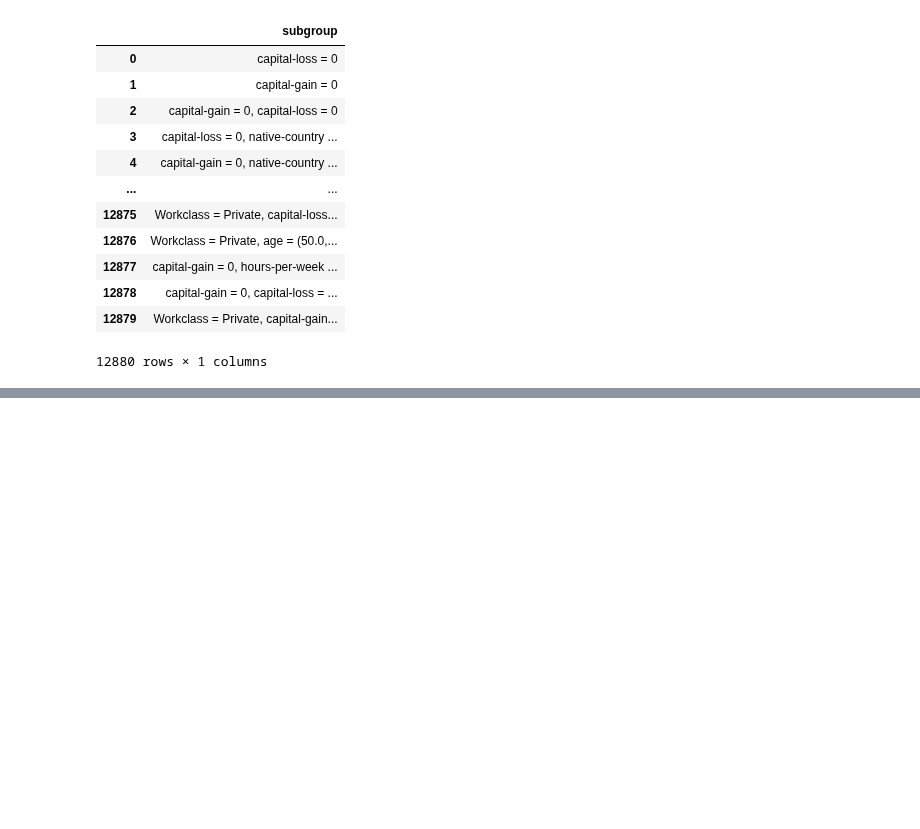
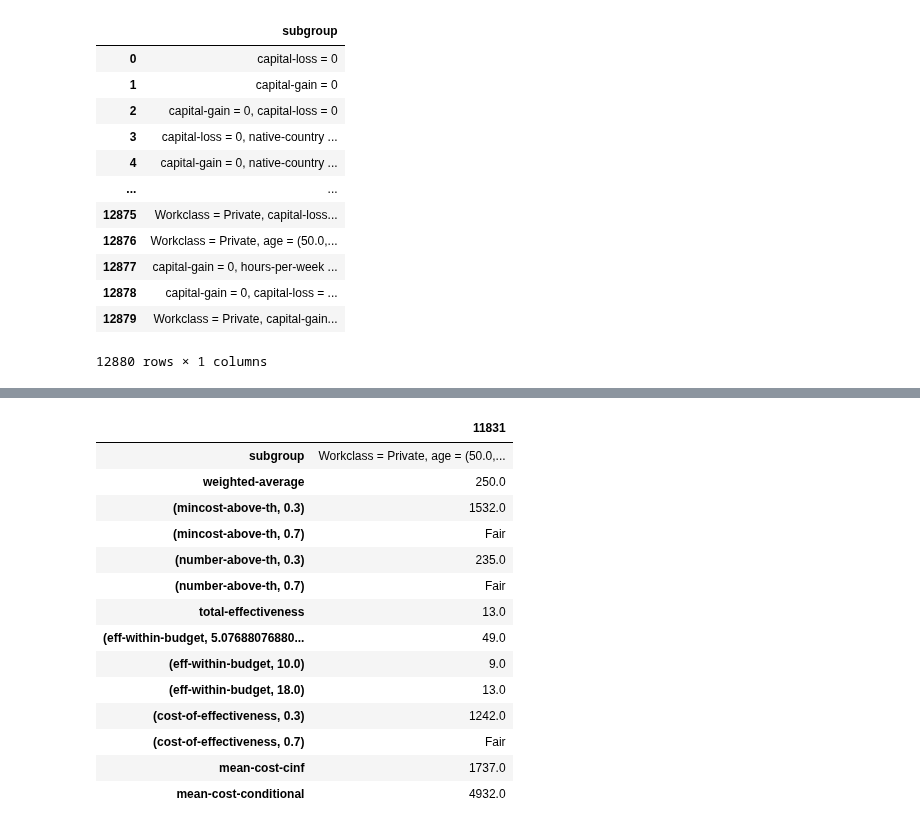
Before and after one commit to AutoFairAthenaRC/FACTS, a Jupyter notebook: facts/AdultDataset/Adult-Experiments.ipynb, the cells around one changed output, grey strips where cells are left out. Saved outputs shown, nothing was run; the diff lists cells and outputs as text; code cells hidden in the pictures; blank space fills up the shorter version.

```diff
--- a/facts/AdultDataset/Adult-Experiments.ipynb
+++ b/facts/AdultDataset/Adult-Experiments.ipynb
@@ -575,0 +619,18 @@ dtype: int64
+# %%
+ranked.loc[11831].to_frame()
+# %% [output]
+|  | 11831 |
+| subgroup | Workclass = Private, age = (50.0,... |
+| weighted-average | 250.0 |
+| (mincost-above-th, 0.3) | 1532.0 |
+| (mincost-above-th, 0.7) | Fair |
+| (number-above-th, 0.3) | 235.0 |
+| (number-above-th, 0.7) | Fair |
+| total-effectiveness | 13.0 |
+| (eff-within-budget, 5.07688076880... | 49.0 |
+| (eff-within-budget, 10.0) | 9.0 |
+| (eff-within-budget, 18.0) | 13.0 |
+| (cost-of-effectiveness, 0.3) | 1242.0 |
+| (cost-of-effectiveness, 0.7) | Fair |
+| mean-cost-cinf | 1737.0 |
+| mean-cost-conditional | 4932.0 |
```
Also changed, not shown: parts of 12 cells of this notebook.
